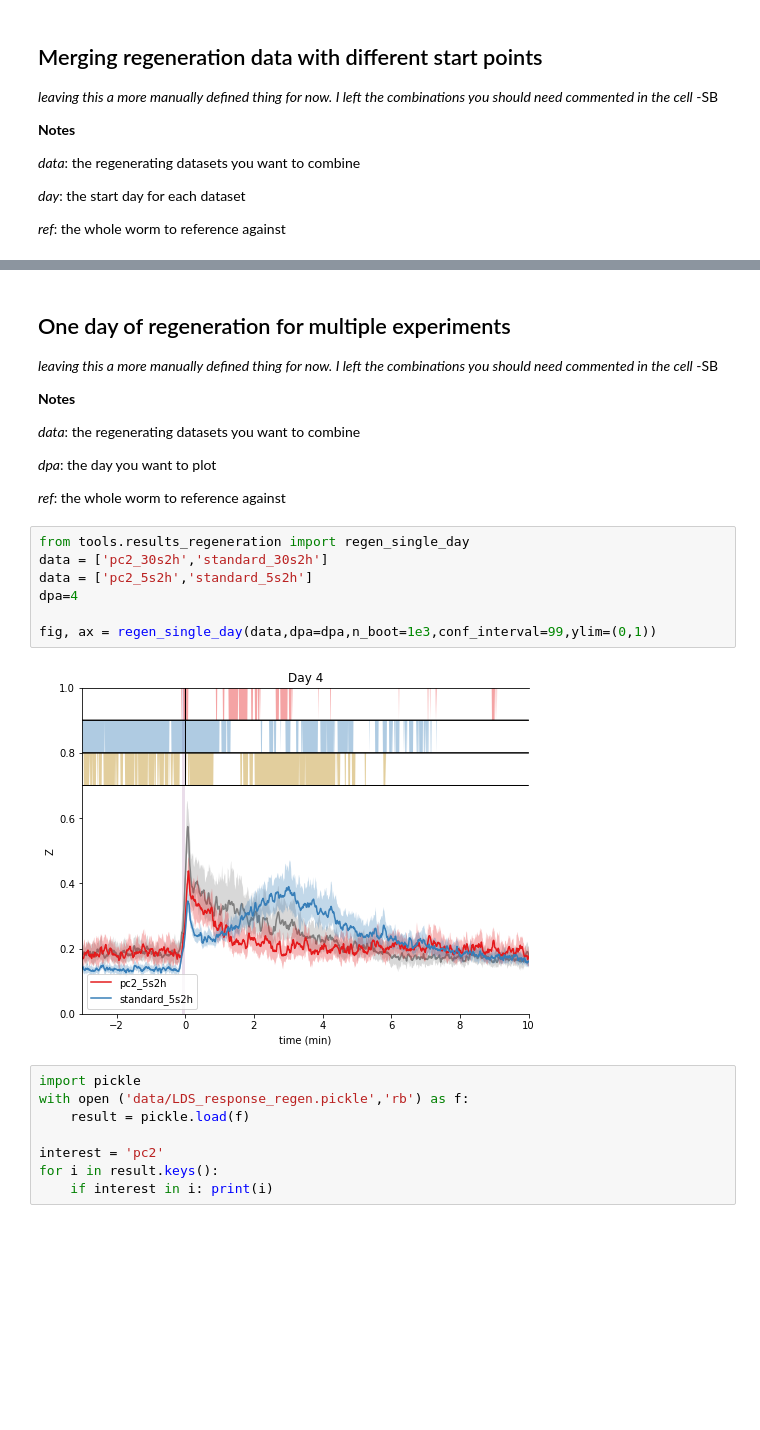
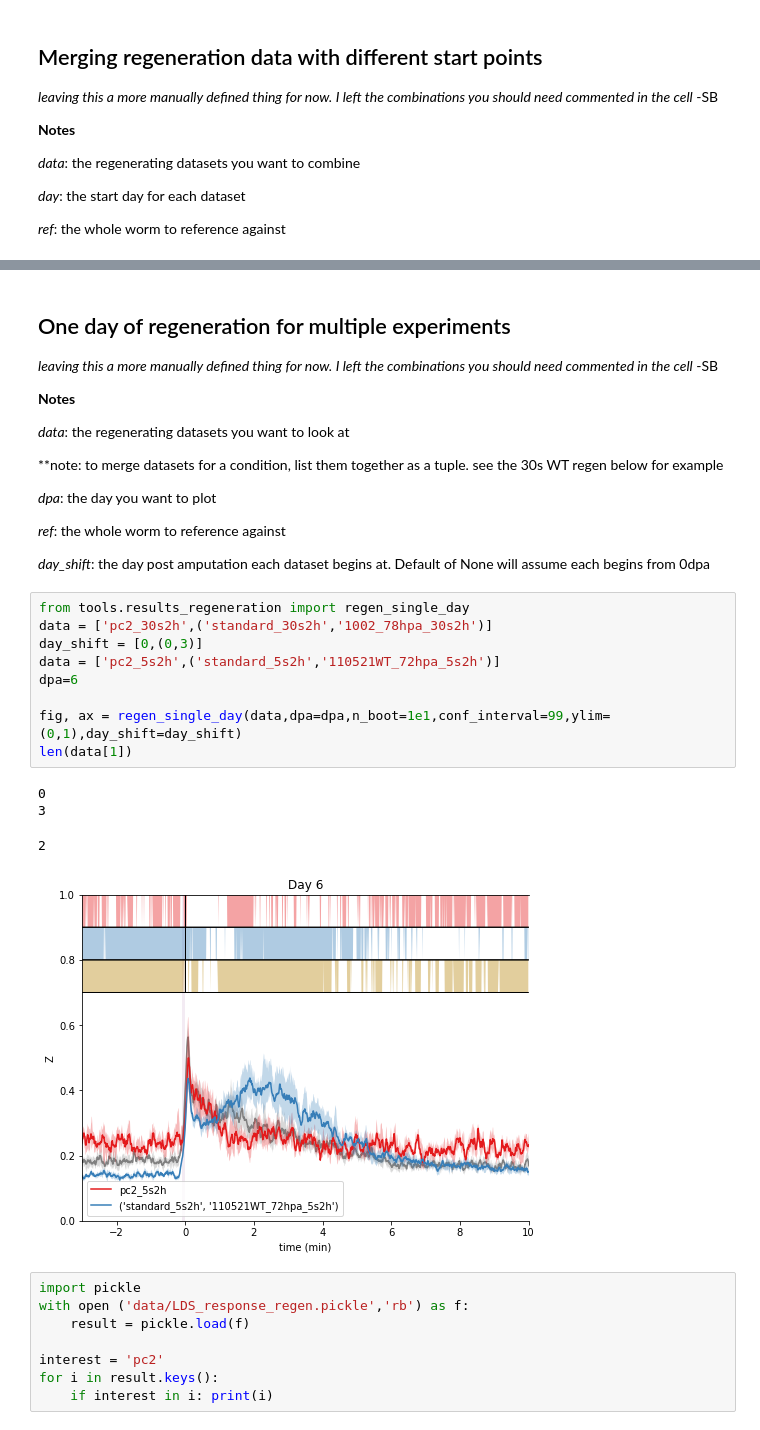
Before and after one commit to samuelbray32/behavior-lite, a Jupyter notebook: publication_regeneration.ipynb, the cells around one changed output, grey strips where cells are left out. Drawn from its saved outputs; the diff is of its cells as text; blank space fills up the shorter version.

```diff
--- a/publication_regeneration.ipynb
+++ b/publication_regeneration.ipynb
@@ -70,20 +83,29 @@ _leaving this a more manually defined thing for now. I left the combinations you
 
 **Notes**
 
-_data_: the regenerating datasets you want to combine
+_data_: the regenerating datasets you want to look at
+
+**note: to merge datasets for a condition, list them together as a tuple. see the 30s WT regen below for example
 
 _dpa_: the day you want to plot
 
 _ref_: the whole worm to reference against
+
+_day_shift_: the day post amputation each dataset begins at. Default of None will assume each begins from 0dpa
 # %%
 from tools.results_regeneration import regen_single_day
-data = ['pc2_30s2h','standard_30s2h']
-data = ['pc2_5s2h','standard_5s2h']
-dpa=4
+data = ['pc2_30s2h',('standard_30s2h','1002_78hpa_30s2h')]
+day_shift = [0,(0,3)]
+data = ['pc2_5s2h',('standard_5s2h','110521WT_72hpa_5s2h')]
+dpa=6
 
-fig, ax = regen_single_day(data,dpa=dpa,n_boot=1e3,conf_interval=99,ylim=(0,1))
+fig, ax = regen_single_day(data,dpa=dpa,n_boot=1e1,conf_interval=99,ylim=(0,1),day_shift=day_shift)
+len(data[1])
 # %% [output]
+0
+3
+2
-[figure, old version]
+[figure, new version]
 # %%
 import pickle
 with open ('data/LDS_response_regen.pickle','rb') as f:
```
Also changed, not shown: parts of 10 cells of this notebook, 1 other file.
